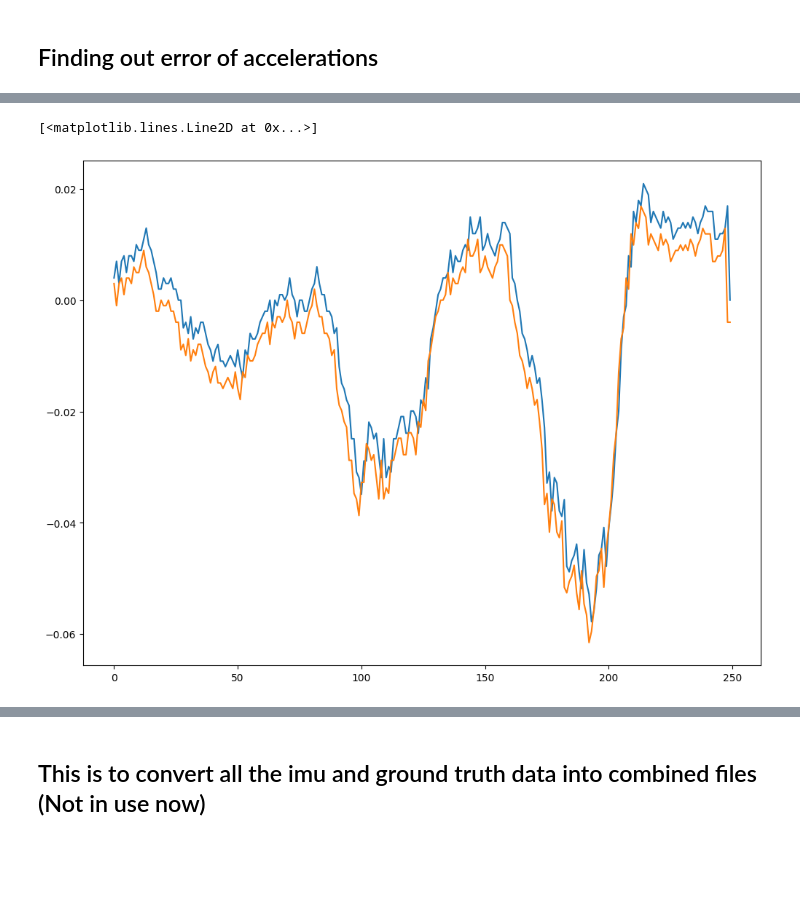
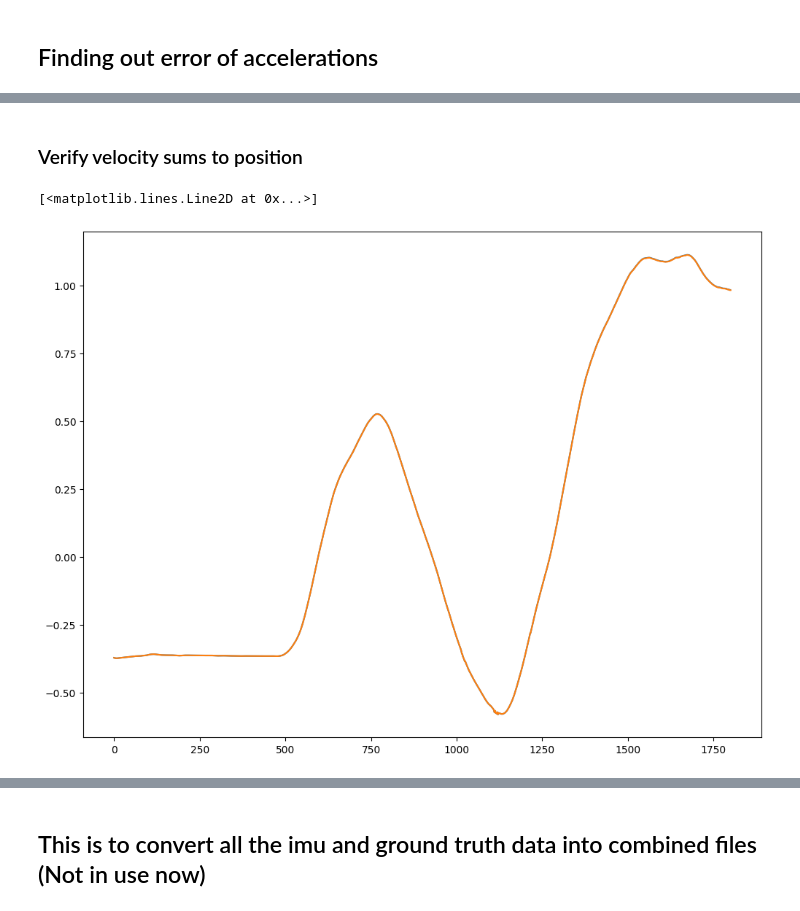
Before and after one commit to AndrewCheam/IMU_localisation, a Jupyter notebook: Oxiod/source/Ox_DataViewer.ipynb, the cells around one changed output, grey strips where cells are left out. Saved outputs shown, nothing was run; the diff lists cells and outputs as text; code cells hidden in the pictures; blank space fills up the shorter version.

```diff
--- a/Oxiod/source/Ox_DataViewer.ipynb
+++ b/Oxiod/source/Ox_DataViewer.ipynb
@@ -108,8 +87,9 @@ array([[0.01002],
 # %%
 dataset_folder = osp.join(Path(os.getcwd()).parents[2], 'localisation_datasets')
-data = pd.read_csv(dataset_folder+'/Oxford Inertial Odometry Dataset/handbag/data1/combined1.csv').iloc[0:250,:]
+data = pd.read_csv(dataset_folder+'/Oxford Inertial Odometry Dataset/handbag/data1/combined1.csv').iloc[200:2000,:]
 position = data[['translation.x', 'translation.y', 'translation.z']].values
-pred_acceleration = data[['user_acc_x(G)', 'user_acc_y(G)', 'user_acc_z(G)']].values * 9.81
+initial_pos = position[0,:]
+pred_acceleration = data[['user_acc_x(G)', 'user_acc_y(G)', 'user_acc_z(G)']].values * 9.80665
 
 quaternion = data[['rotation.x', 'rotation.y', 'rotation.z', 'rotation.w',]].values
 
@@ -128,11 +108,14 @@ velocity = np.vstack((velocity, np.zeros((1, 3))))
 # Calculate acceleration
 acceleration = (velocity[1:] - velocity[:-1]) / dt
 acceleration = np.vstack((acceleration, np.zeros((1, 3))))
+# %% [markdown]
+### Verify velocity sums to position
 # %%
 fig, ax = plt.subplots(1, 1, figsize=(12, 9))
 
-ax.plot(velocity[:,0])
-ax.plot(np.cumsum(acceleration[:,0]) * 0.01, marker = '.', markersize = 0.001)
+ax.plot(position[:,0])
+velocity_pos = np.cumsum(np.insert(velocity[:,0]* 0.01, 0, initial_pos[0], axis = 0))
+ax.plot(velocity_pos, marker = '.', markersize = 0.001)
 # %% [output]
 [<matplotlib.lines.Line2D at 0x...>]
-[figure, old version]
+[figure, new version]
```
Also changed, not shown: parts of 12 cells of this notebook.
